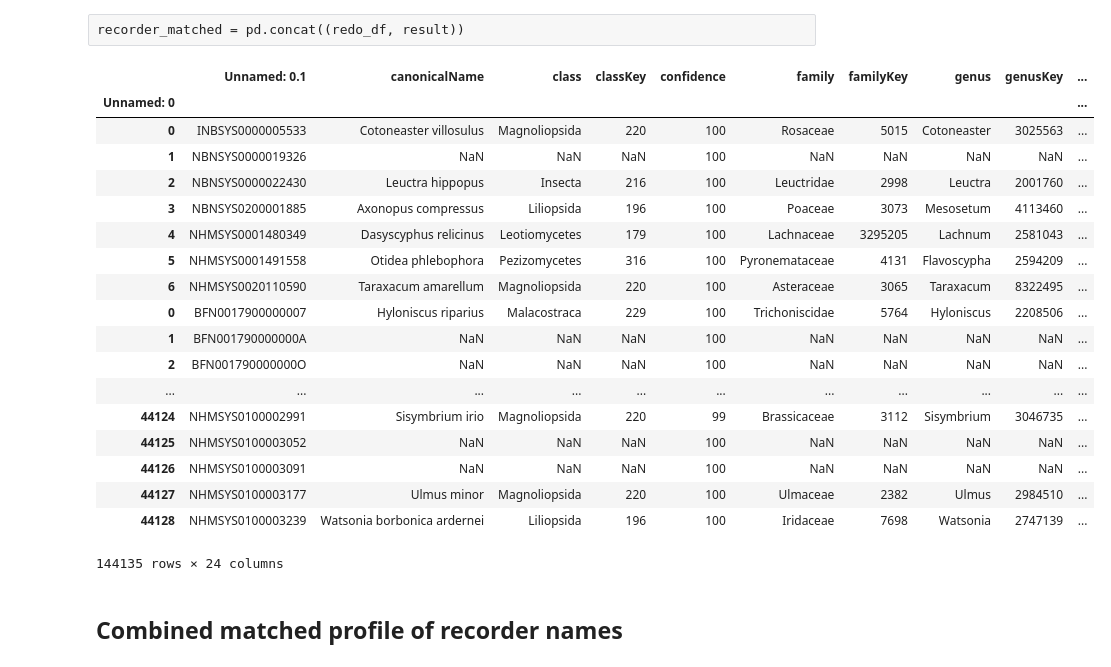
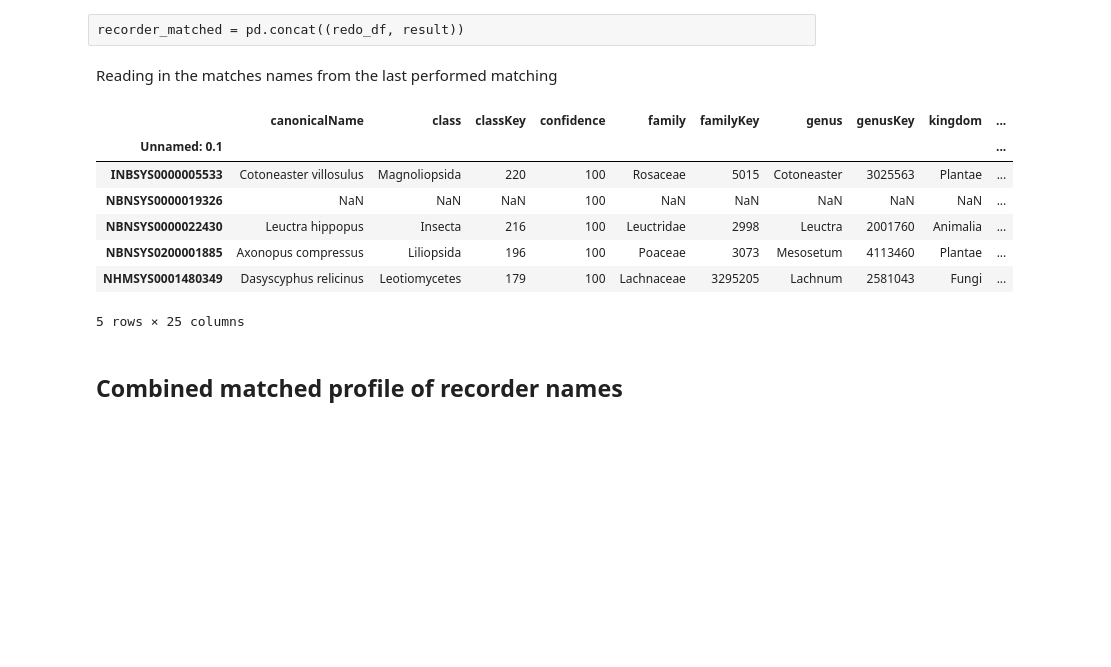
Before and after one commit to inbo/data-publication, a Jupyter notebook: datasets/recorder-names/recorder_name_matching_asyncronious.ipynb, the cells around one changed output. Saved outputs shown, nothing was run; the diff lists cells and outputs as text; code cells hidden in the pictures; blank space fills up the shorter version.

Commit message:
add matched gbif file to version control

```diff
--- a/datasets/recorder-names/recorder_name_matching_asyncronious.ipynb
+++ b/datasets/recorder-names/recorder_name_matching_asyncronious.ipynb
@@ -374,35 +375,26 @@ redo_df = redo_df.reset_index()
 redo_df = redo_df.rename(columns={"index" : "Unnamed: 0"})
 # %% [raw]
 recorder_matched = pd.concat((redo_df, result))
+# %% [markdown]
+Reading in the matches names from the last performed matching
 # %%
 # next section also added - here now reading: recorder_sql_unique_names_matched.csv is added to git
 # however, the acceptedkey is added as well in the next section...
 #recorder_matched.to_csv("recorder_sql_unique_names_matched.csv", dtype=object)
-#recorder_matched = pd.read_csv("recorder_sql_unique_names_matched.csv", dtype=object)
+recorder_matched = pd.read_csv("recorder_sql_unique_names_matched.csv", dtype=object)
 # %%
-recorder_matched = recorder_matched.set_index("Unnamed: 0")
+recorder_matched = recorder_matched.set_index("Unnamed: 0.1")
 # %%
-recorder_matched
+recorder_matched.head()
 # %% [output]
-|  | Unnamed: 0.1 | canonicalName | class | classKey | confidence | family | familyKey | genus | genusKey | ... |
-| Unnamed: 0 |  |  |  |  |  |  |  |  |  | ... |
-| 0 | INBSYS0000005533 | Cotoneaster villosulus | Magnoliopsida | 220 | 100 | Rosaceae | 5015 | Cotoneaster | 3025563 | ... |
-| 1 | NBNSYS0000019326 | NaN | NaN | NaN | 100 | NaN | NaN | NaN | NaN | ... |
-| 2 | NBNSYS0000022430 | Leuctra hippopus | Insecta | 216 | 100 | Leuctridae | 2998 | Leuctra | 2001760 | ... |
-| 3 | NBNSYS0200001885 | Axonopus compressus | Liliopsida | 196 | 100 | Poaceae | 3073 | Mesosetum | 4113460 | ... |
-| 4 | NHMSYS0001480349 | Dasyscyphus relicinus | Leotiomycetes | 179 | 100 | Lachnaceae | 3295205 | Lachnum | 2581043 | ... |
-| 5 | NHMSYS0001491558 | Otidea phlebophora | Pezizomycetes | 316 | 100 | Pyronemataceae | 4131 | Flavoscypha | 2594209 | ... |
-| 6 | NHMSYS0020110590 | Taraxacum amarellum | Magnoliopsida | 220 | 100 | Asteraceae | 3065 | Taraxacum | 8322495 | ... |
-| 0 | BFN0017900000007 | Hyloniscus riparius | Malacostraca | 229 | 100 | Trichoniscidae | 5764 | Hyloniscus | 2208506 | ... |
-| 1 | BFN001790000000A | NaN | NaN | NaN | 100 | NaN | NaN | NaN | NaN | ... |
-| 2 | BFN001790000000O | NaN | NaN | NaN | 100 | NaN | NaN | NaN | NaN | ... |
-| ... | ... | ... | ... | ... | ... | ... | ... | ... | ... | ... |
-| 44124 | NHMSYS0100002991 | Sisymbrium irio | Magnoliopsida | 220 | 99 | Brassicaceae | 3112 | Sisymbrium | 3046735 | ... |
-| 44125 | NHMSYS0100003052 | NaN | NaN | NaN | 100 | NaN | NaN | NaN | NaN | ... |
-| 44126 | NHMSYS0100003091 | NaN | NaN | NaN | 100 | NaN | NaN | NaN | NaN | ... |
-| 44127 | NHMSYS0100003177 | Ulmus minor | Magnoliopsida | 220 | 100 | Ulmaceae | 2382 | Ulmus | 2984510 | ... |
-| 44128 | NHMSYS0100003239 | Watsonia borbonica ardernei | Liliopsida | 196 | 100 | Iridaceae | 7698 | Watsonia | 2747139 | ... |
+|  | canonicalName | class | classKey | confidence | family | familyKey | genus | genusKey | kingdom | ... |
+| Unnamed: 0.1 |  |  |  |  |  |  |  |  |  | ... |
+| INBSYS0000005533 | Cotoneaster villosulus | Magnoliopsida | 220 | 100 | Rosaceae | 5015 | Cotoneaster | 3025563 | Plantae | ... |
+| NBNSYS0000019326 | NaN | NaN | NaN | 100 | NaN | NaN | NaN | NaN | NaN | ... |
+| NBNSYS0000022430 | Leuctra hippopus | Insecta | 216 | 100 | Leuctridae | 2998 | Leuctra | 2001760 | Animalia | ... |
+| NBNSYS0200001885 | Axonopus compressus | Liliopsida | 196 | 100 | Poaceae | 3073 | Mesosetum | 4113460 | Plantae | ... |
+| NHMSYS0001480349 | Dasyscyphus relicinus | Leotiomycetes | 179 | 100 | Lachnaceae | 3295205 | Lachnum | 2581043 | Fungi | ... |
-144135 rows × 24 columns
+5 rows × 25 columns
 # %% [markdown]
 ## Combined matched profile of recorder names
 # %% [markdown]
```
Also changed, not shown: parts of 4 cells of this notebook, 2 other files.
